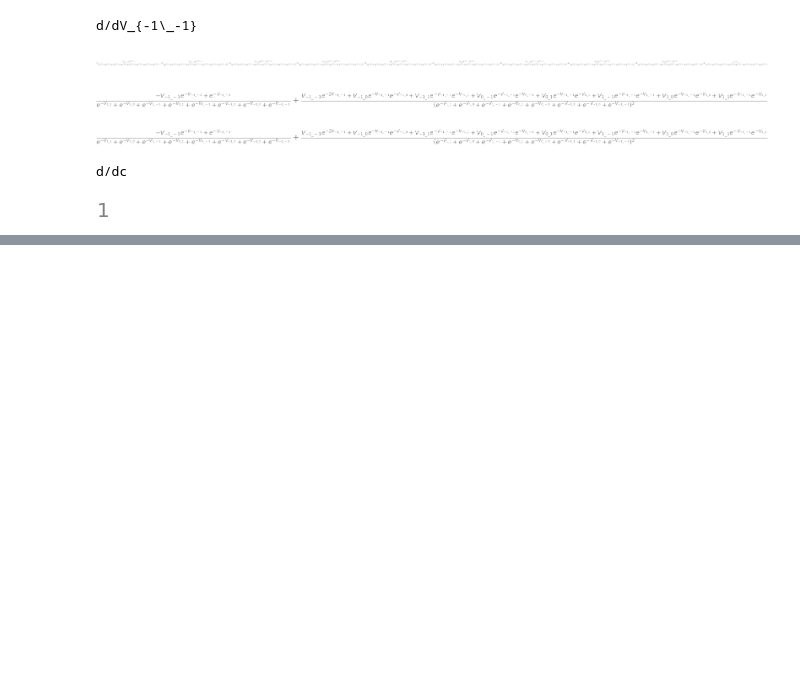
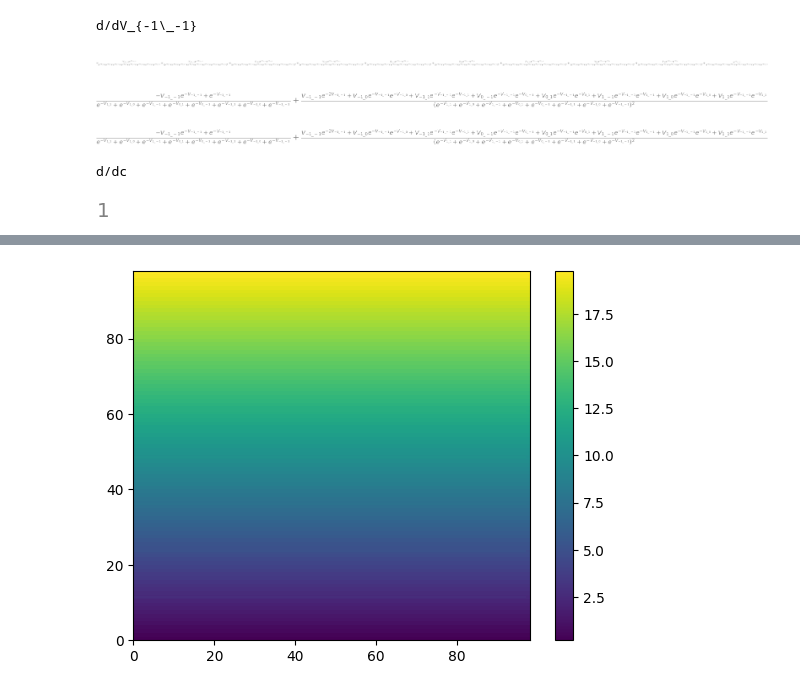
Before and after one commit to pac48/thesis_nerf, a Jupyter notebook: nerf_ws/src/laplacian/notebooks/test.ipynb, the cells around one changed output, grey strips where cells are left out. Saved outputs shown, nothing was run; the diff lists cells and outputs as text; code cells hidden in the pictures; blank space fills up the shorter version.

```diff
--- a/nerf_ws/src/laplacian/notebooks/test.ipynb
+++ b/nerf_ws/src/laplacian/notebooks/test.ipynb
@@ -225,0 +330,8 @@ max_val
+# %%
+z2 = target.cpu().detach().numpy()[1:-1, 1:-1]
+plt.pcolormesh(z2)
+plt.colorbar()
+plt.contour(z2)
+plt.show()
+# %% [output]
+[figure, added]
```
Also changed, not shown: parts of 10 cells of this notebook.
